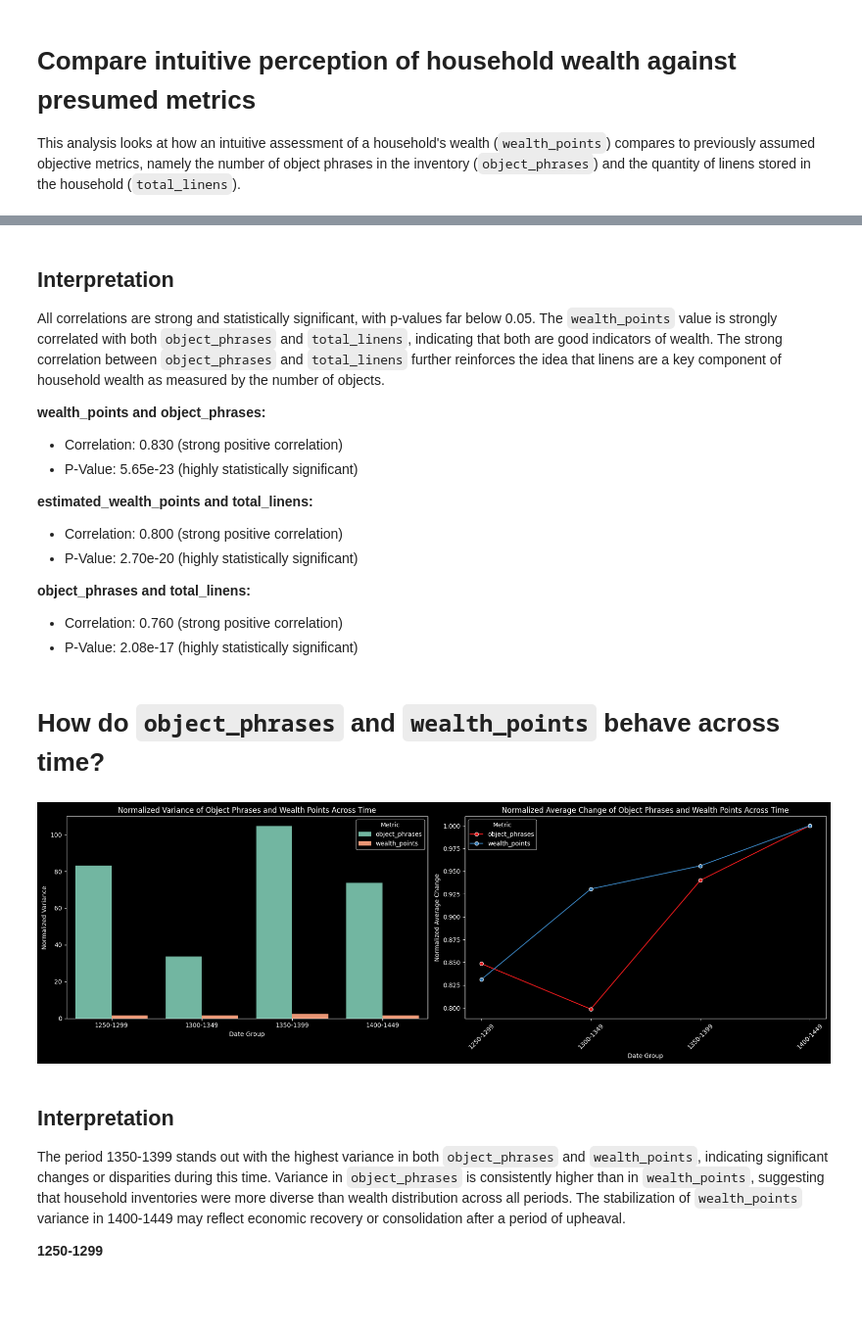
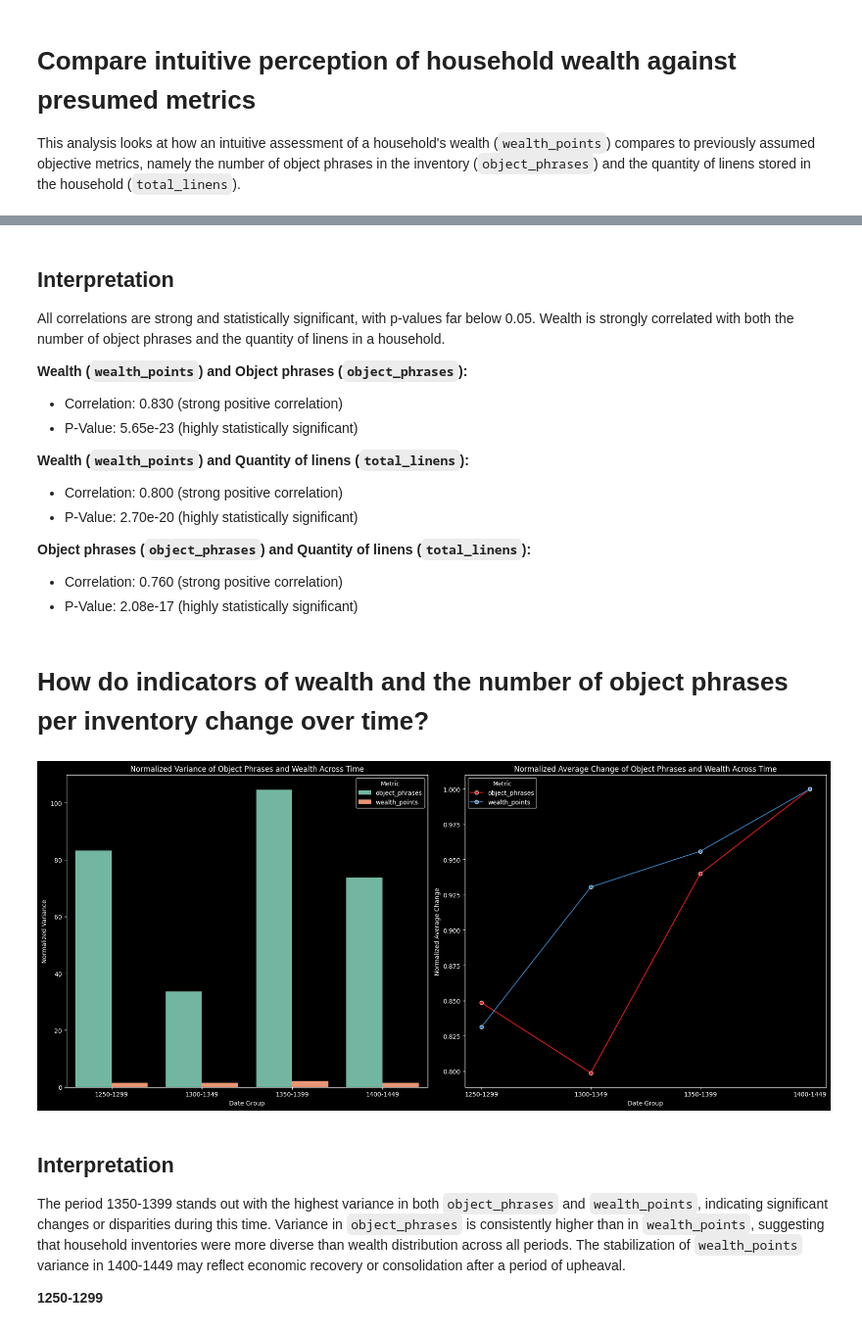
Before and after one commit to gpizzorno/marseille-luxury-objects, a Jupyter notebook: measuring-wealth.ipynb, the cells around one changed output, grey strips where cells are left out. Shown at 98% size. Saved outputs shown, nothing was run; the diff lists cells and outputs as text; code cells hidden in the pictures; blank space fills up the shorter version.

```diff
--- a/measuring-wealth.ipynb
+++ b/measuring-wealth.ipynb
@@ -89,16 +89,26 @@ sns.heatmap(
     ax=axes[0],
 )
 axes[0].set_title('Correlation Matrix')
+axes[0].set_xticklabels(
+    [label.get_text().replace('_', ' ') for label in axes[0].get_xticklabels()], rotation=45, ha='right'
+)
+axes[0].set_yticklabels([label.get_text().replace('_', ' ') for label in axes[0].get_yticklabels()], rotation=0)
 
 # Visualize individual correlations
 for i, col in enumerate(['object_phrases', 'total_linens'], start=1):
     sns.scatterplot(data=df, x=col, y='wealth_points', ax=axes[i], color='blue', alpha=0.6)
     sns.regplot(
-        data=df, x=col, y='wealth_points', ax=axes[i], scatter=False, color='red', line_kws={'label': 'Trendline'}
+        data=df,
+        x=col,
+        y='wealth_points',
+        ax=axes[i],
+        scatter=False,
+        color='red',
+        line_kws={'label': 'Trendline'},
     )
-    axes[i].set_title(f'Correlation of {col1} with wealth_points')
-    axes[i].set_xlabel(col)
-    axes[i].set_ylabel('wealth_points')
+    axes[i].set_title(f'Correlation of {col.replace("_", " ")} with wealth')
+    axes[i].set_xlabel(col.replace('_', ' ').capitalize())
+    axes[i].set_ylabel('Wealth')
     axes[i].legend()
 
 plt.tight_layout()
@@ -112,7 +122,7 @@ sns.pairplot(
     hue='date_group',
     palette='Set1',
 )
-plt.suptitle('Pair Plot of Wealth Points, Object Phrases, and Total Linens', y=1.02)
+plt.suptitle('Pair Plot of Wealth, Object Phrases, and Linens', y=1.02)
 plt.show()
 # %% [output]
 Correlation Results with P-Values:
@@ -128,24 +138,23 @@ Correlation Results with P-Values:
 # %% [markdown]
 ## Interpretation
 
-All correlations are strong and statistically significant, with p-values far below 0.05. The `wealth_points` value is strongly correlated with both `object_phrases` and `total_linens`, indicating that both are good indicators of wealth.
-The strong correlation between `object_phrases` and `total_linens` further reinforces the idea that linens are a key component of household wealth as measured by the number of objects.
+All correlations are strong and statistically significant, with p-values far below 0.05. Wealth is strongly correlated with both the number of object phrases and the quantity of linens in a household.
 
-**wealth_points and object_phrases:**
+**Wealth (`wealth_points`) and Object phrases (`object_phrases`):**
 - Correlation: 0.830 (strong positive correlation)
 - P-Value: 5.65e-23 (highly statistically significant)
 
-**estimated_wealth_points and total_linens:**
+**Wealth (`wealth_points`) and Quantity of linens (`total_linens`):**
 - Correlation: 0.800 (strong positive correlation)
 - P-Value: 2.70e-20 (highly statistically significant)
 
-**object_phrases and total_linens:**
+**Object phrases (`object_phrases`) and Quantity of linens (`total_linens`):**
 - Correlation: 0.760 (strong positive correlation)
 - P-Value: 2.08e-17 (highly statistically significant)
 # %% [markdown]
-# How do `object_phrases` and `wealth_points` behave across time?
+# How do indicators of wealth and the number of object phrases per inventory change over time?
 # %%
-fig, axes = plt.subplots(nrows=1, ncols=2, figsize=(18, 6))
+fig, axes = plt.subplots(nrows=1, ncols=2, figsize=(18, 8))
 
 # Compare variance across time between 'object_phrases' and 'wealth_points' across 'DATE_GROUPINGS'
 df['date_group'] = df['year'].apply(
@@ -172,44 +181,44 @@ sns.barplot(
     palette='Set2',
     ax=axes[0],
 )
-axes[0].set_title('Normalized Variance of Object Phrases and Wealth Points Across Time')
+axes[0].set_title('Normalized Variance of Object Phrases and Wealth Across Time')
 axes[0].set_xlabel('Date Group')
 axes[0].set_ylabel('Normalized Variance')
 plt.legend(title='Metric')
-plt.xticks(rotation=45)
+plt.xticks()
 plt.tight_layout()
 
 
 # Compare average change across time between 'object_phrases' and 'wealth_points'
 # Calculate average change for each metric within each date group
 average_change_df = df.groupby('date_group')[['object_phrases', 'wealth_points']].mean().reset_index()
 
 # Normalize the average change by dividing by the maximum value of each column
 max_values = average_change_df[['object_phrases', 'wealth_points']].max()
 average_change_df[['object_phrases', 'wealth_points']] = average_change_df[['object_phrases', 'wealth_points']].div(
     max_values,
     axis=1,
 )
 
 # Plot normalized average change comparison
 sns.lineplot(
     data=average_change_df.melt(id_vars='date_group', var_name='Metric', value_name='Normalized Average Change'),
     x='date_group',
     y='Normalized Average Change',
     hue='Metric',
     marker='o',
     palette='Set1',
     ax=axes[1],
 )
-axes[1].set_title('Normalized Average Change of Object Phrases and Wealth Points Across Time')
+axes[1].set_title('Normalized Average Change of Object Phrases and Wealth Across Time')
 axes[1].set_xlabel('Date Group')
 axes[1].set_ylabel('Normalized Average Change')
 plt.legend(title='Metric')
-plt.xticks(rotation=45)
+plt.xticks()
 plt.tight_layout()
 plt.show()
 # %% [output]
-[figure, old version]
+[figure, new version]
 # %% [markdown]
 ## Interpretation
 
```
Also changed, not shown: parts of 10 cells of this notebook.
